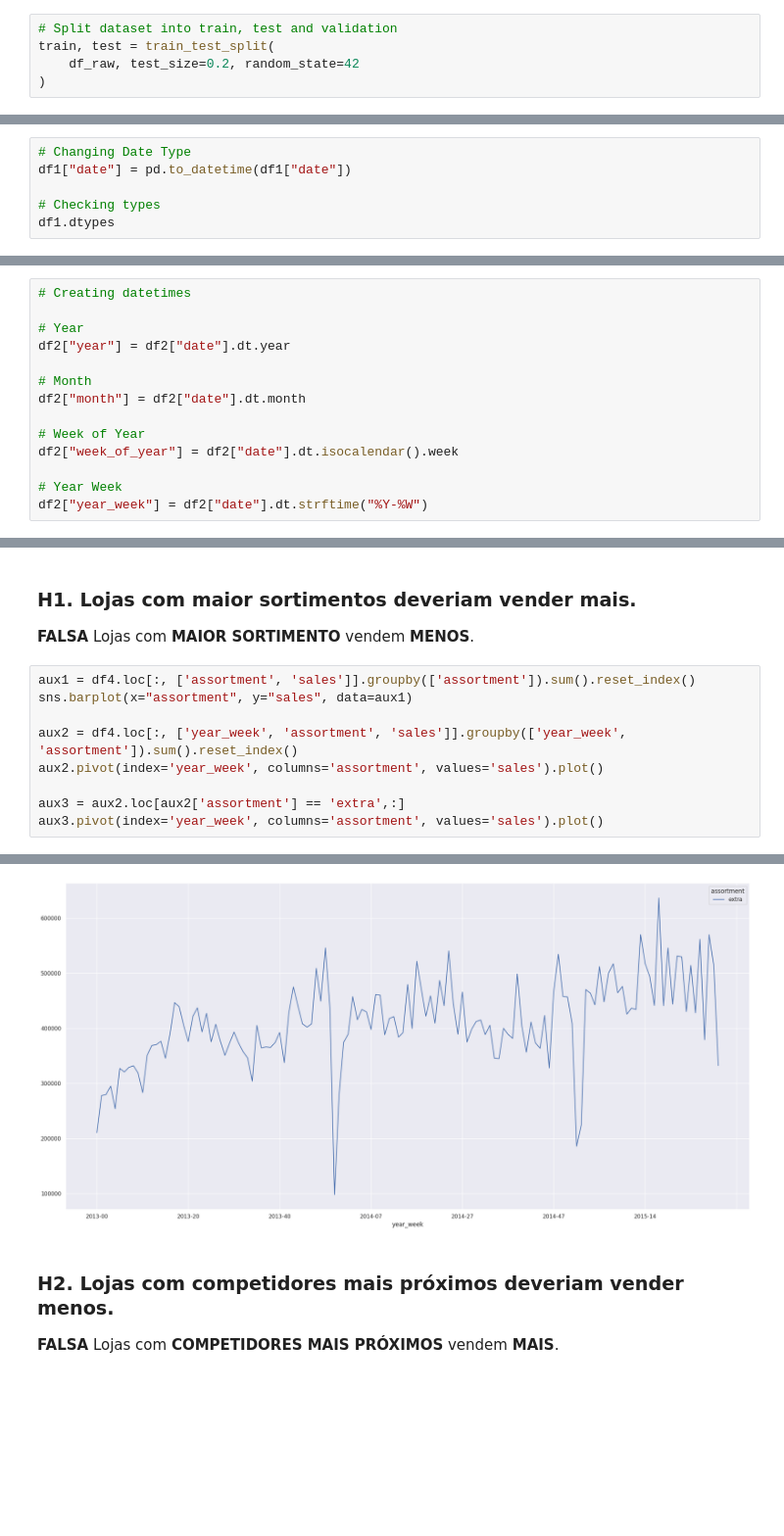
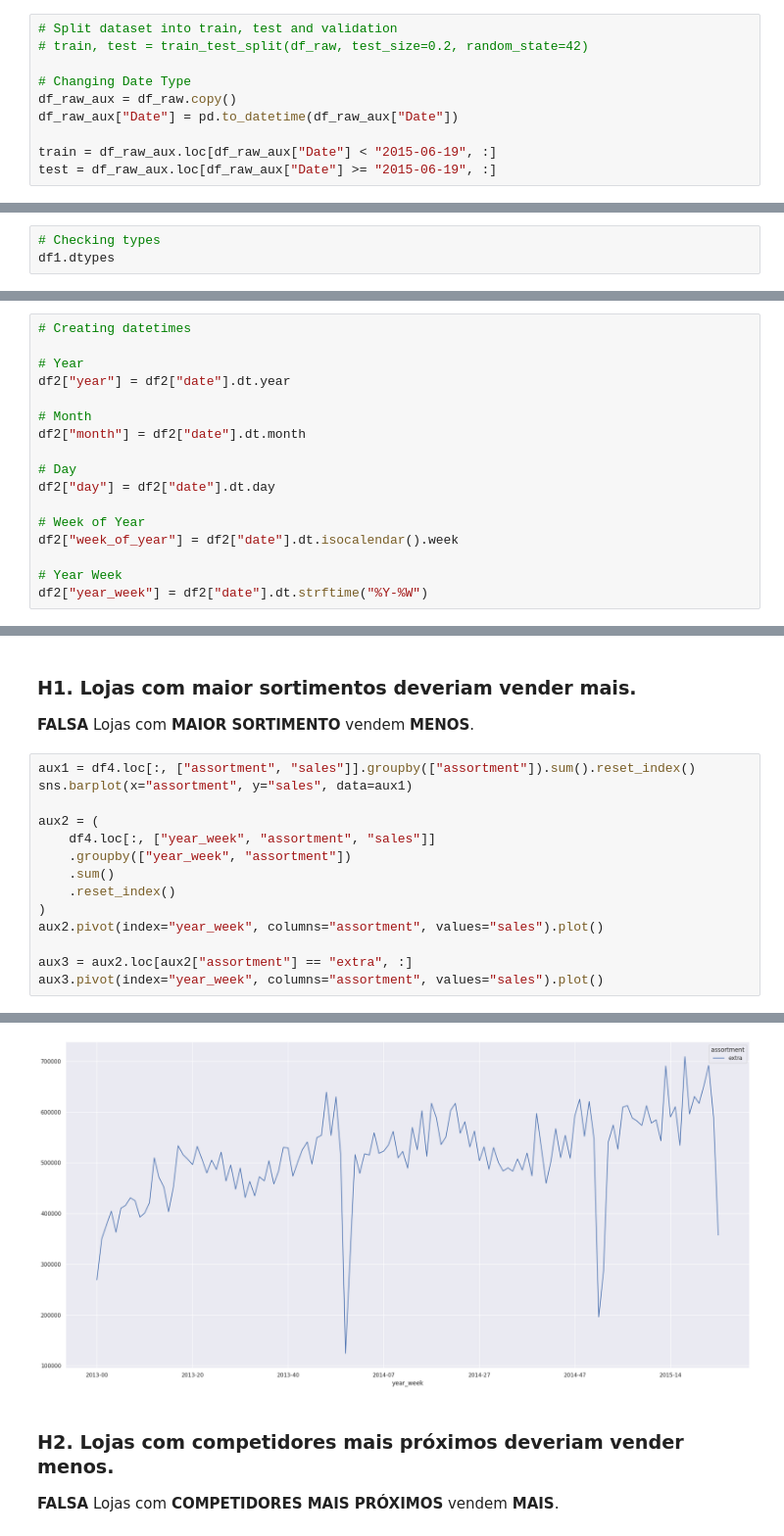
Before and after one commit to eliasbatistasouza/rossmann_sales, a Jupyter notebook: notebooks/001-EDA-ebs.ipynb, the cells around one changed output, grey strips where cells are left out. Shown at 98% size. Drawn from its saved outputs; the diff is of its cells as text; blank space fills up the shorter version.

```diff
--- a/notebooks/001-EDA-ebs.ipynb
+++ b/notebooks/001-EDA-ebs.ipynb
@@ -49,5 +295,10 @@ df_raw.sample(5)
 # %%
 # Split dataset into train, test and validation
-train, test = train_test_split(
-    df_raw, test_size=0.2, random_state=42
-)
+# train, test = train_test_split(df_raw, test_size=0.2, random_state=42)
+
+# Changing Date Type
+df_raw_aux = df_raw.copy()
+df_raw_aux["Date"] = pd.to_datetime(df_raw_aux["Date"])
+
+train = df_raw_aux.loc[df_raw_aux["Date"] < "2015-06-19", :]
+test = df_raw_aux.loc[df_raw_aux["Date"] >= "2015-06-19", :]
@@ -121,9 +376,6 @@ Number of Columns: 18
 # %% [markdown]
 ## 1.3 - Check Data Types
 # %%
-# Changing Date Type
-df1["date"] = pd.to_datetime(df1["date"])
-
 # Checking types
 df1.dtypes
 # %% [output]
@@ -500,6 +752,9 @@ df2["year"] = df2["date"].dt.year
 # Month
 df2["month"] = df2["date"].dt.month
 
+# Day
+df2["day"] = df2["date"].dt.day
+
 # Week of Year
 df2["week_of_year"] = df2["date"].dt.isocalendar().week
 
@@ -658,13 +937,18 @@ sns.kdeplot(df4[df4['assortment'] == 'extra']['sales'], label='extra', fill=True
 ### **H1.** Lojas com maior sortimentos deveriam vender mais.
 **FALSA** Lojas com **MAIOR SORTIMENTO** vendem **MENOS**.
 # %%
-aux1 = df4.loc[:, ['assortment', 'sales']].groupby(['assortment']).sum().reset_index()
+aux1 = df4.loc[:, ["assortment", "sales"]].groupby(["assortment"]).sum().reset_index()
 sns.barplot(x="assortment", y="sales", data=aux1)
 
-aux2 = df4.loc[:, ['year_week', 'assortment', 'sales']].groupby(['year_week', 'assortment']).sum().reset_index()
-aux2.pivot(index='year_week', columns='assortment', values='sales').plot()
+aux2 = (
+    df4.loc[:, ["year_week", "assortment", "sales"]]
+    .groupby(["year_week", "assortment"])
+    .sum()
+    .reset_index()
+)
+aux2.pivot(index="year_week", columns="assortment", values="sales").plot()
 
-aux3 = aux2.loc[aux2['assortment'] == 'extra',:]
-aux3.pivot(index='year_week', columns='assortment', values='sales').plot()
+aux3 = aux2.loc[aux2["assortment"] == "extra", :]
+aux3.pivot(index="year_week", columns="assortment", values="sales").plot()
 # %% [output]
 <Axes: xlabel='year_week'>
@@ -673,4 +957,4 @@ aux3.pivot(index='year_week', columns='assortment', values='sales').plot()
-[figure, old version]
+[figure, new version]
 # %% [markdown]
 ### **H2.** Lojas com competidores mais próximos deveriam vender menos.
 **FALSA** Lojas com **COMPETIDORES MAIS PRÓXIMOS** vendem **MAIS**.
```
Also changed, not shown: parts of 80 cells of this notebook.
